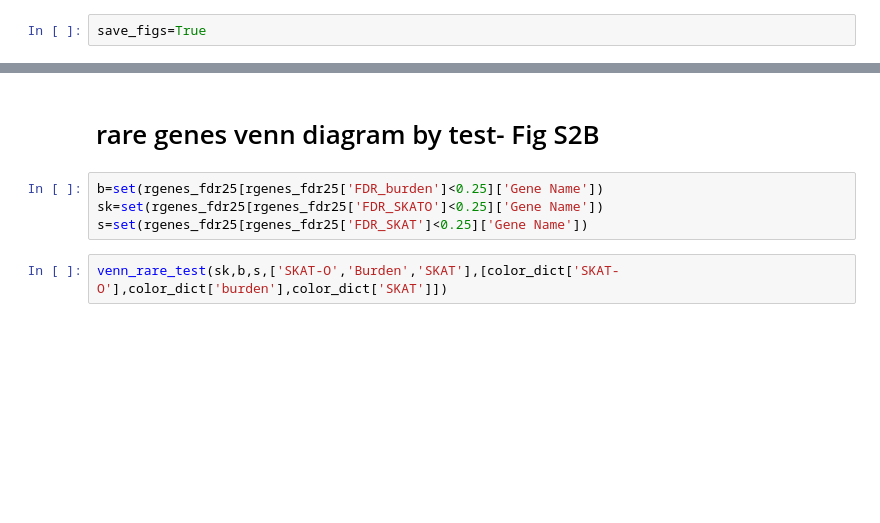
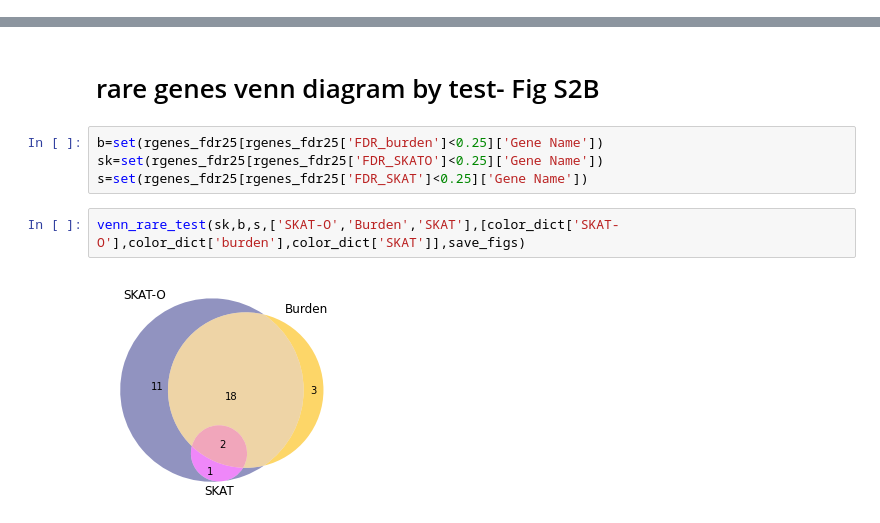
Before and after one commit to BSLeger/rare_common_alcohol_comparison, a Jupyter notebook: notebooks/rare_common_direct_comp.ipynb, the cells around one changed output, grey strips where cells are left out. Drawn from its saved outputs; the diff is of its cells as text; blank space fills up the shorter version.

```diff
--- a/notebooks/rare_common_direct_comp.ipynb
+++ b/notebooks/rare_common_direct_comp.ipynb
@@ -206,3 +210 @@ if save_figs:
-# %%
-save_figs=True
 # %%
@@ -377,4 +369,6 @@ b=set(rgenes_fdr25[rgenes_fdr25['FDR_burden']<0.25]['Gene Name'])
 sk=set(rgenes_fdr25[rgenes_fdr25['FDR_SKATO']<0.25]['Gene Name'])
 s=set(rgenes_fdr25[rgenes_fdr25['FDR_SKAT']<0.25]['Gene Name'])
 # %%
-venn_rare_test(sk,b,s,['SKAT-O','Burden','SKAT'],[color_dict['SKAT-O'],color_dict['burden'],color_dict['SKAT']])
+venn_rare_test(sk,b,s,['SKAT-O','Burden','SKAT'],[color_dict['SKAT-O'],color_dict['burden'],color_dict['SKAT']],save_figs)
+# %% [output]
+[figure, added]
```
Also changed, not shown: parts of 11 cells of this notebook, 4 other files.
